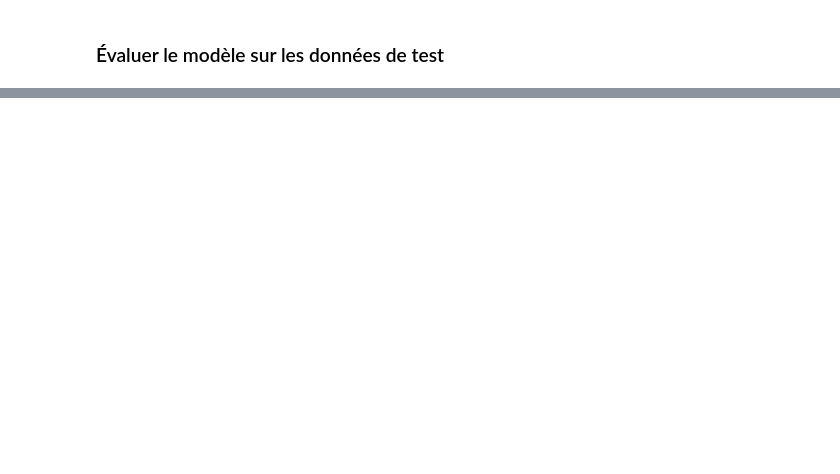
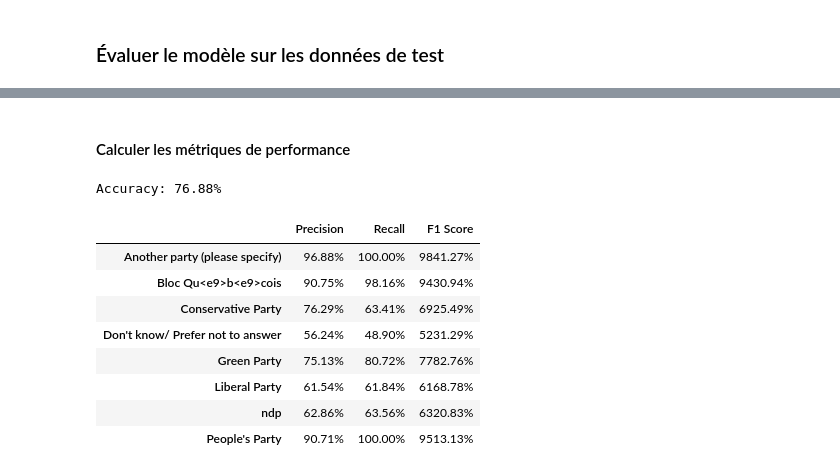
Before and after one commit to n0aaz/Projet_GLO-7027, a Jupyter notebook: fullyConnected.ipynb, the cells around one changed output, grey strips where cells are left out. Drawn from its saved outputs; the diff is of its cells as text; code cells hidden in the pictures; blank space fills up the shorter version.

```diff
--- a/fullyConnected.ipynb
+++ b/fullyConnected.ipynb
@@ -147,0 +215,25 @@ Test steps: 469 0.86s test_loss: 0.677585 test_acc: 79.191946
+# %% [markdown]
+#### Calculer les métriques de performance
+# %%
+accuracy = np.trace(confusion_matrix) / np.sum(confusion_matrix) * 100
+precision = np.diag(confusion_matrix) / confusion_matrix.sum(axis=0) * 100
+recall = np.diag(confusion_matrix) / confusion_matrix.sum(axis=1) * 100
+f1_score = 2 * (precision * recall) / (precision + recall) * 100
+
+print(f"Accuracy: {accuracy:.2f}%")
+
+df_metrics = pd.DataFrame({"Precision": precision, "Recall": recall, "F1 Score": f1_score}, index=classes)
+
+df_metrics = df_metrics.applymap(lambda x: f"{x:.2f}%")
+df_metrics
+# %% [output]
+Accuracy: 76.88%
+|  | Precision | Recall | F1 Score |
+| Another party (please specify) | 96.88% | 100.00% | 9841.27% |
+| Bloc Qu<e9>b<e9>cois | 90.75% | 98.16% | 9430.94% |
+| Conservative Party | 76.29% | 63.41% | 6925.49% |
+| Don't know/ Prefer not to answer | 56.24% | 48.90% | 5231.29% |
+| Green Party | 75.13% | 80.72% | 7782.76% |
+| Liberal Party | 61.54% | 61.84% | 6168.78% |
+| ndp | 62.86% | 63.56% | 6320.83% |
+| People's Party | 90.71% | 100.00% | 9513.13% |
```
Also changed, not shown: parts of 9 cells of this notebook.
